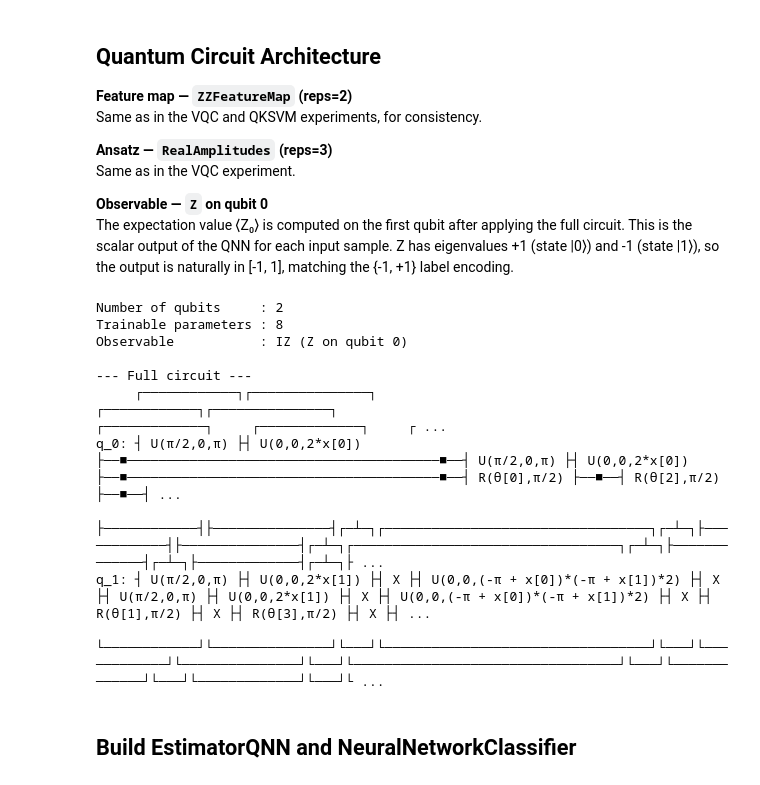
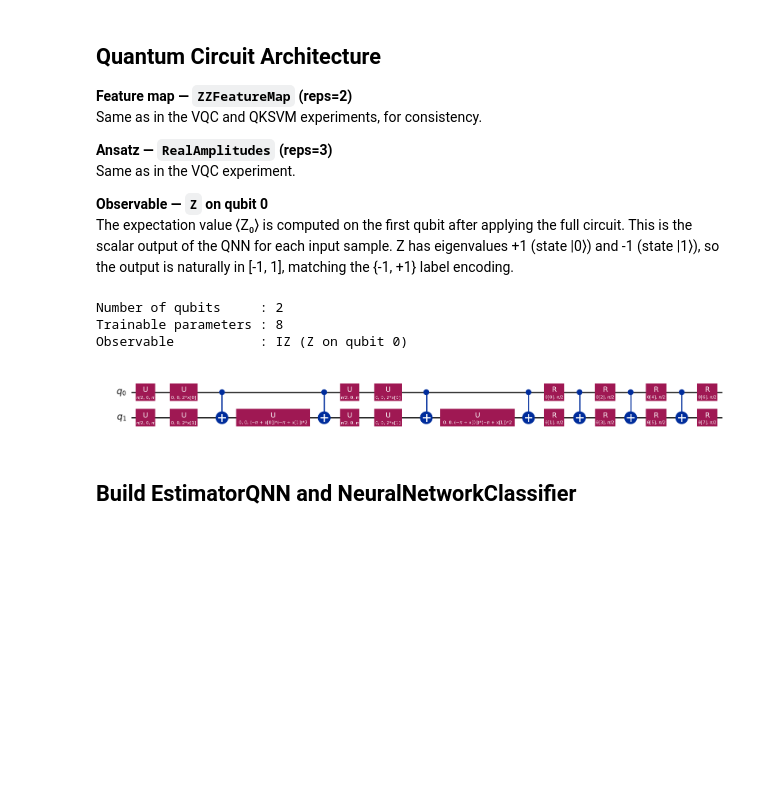
Before and after one commit to peri21/CC-QC-Comparison, a Jupyter notebook: ai/neural_network/quantum/qnn.ipynb, the cells around one changed output. Saved outputs shown, nothing was run; the diff lists cells and outputs as text; code cells hidden in the pictures; blank space fills up the shorter version.

```diff
--- a/ai/neural_network/quantum/qnn.ipynb
+++ b/ai/neural_network/quantum/qnn.ipynb
@@ -145,36 +145,29 @@ matching the {-1, +1} label encoding.
 # %%
 n_qubits    = N_FEATURES
 feature_map = zz_feature_map(feature_dimension=n_qubits, reps=2)
 ansatz      = real_amplitudes(num_qubits=n_qubits, reps=3)
 
 # Full circuit: feature map followed by ansatz
 from qiskit.circuit import QuantumCircuit
 qc = QuantumCircuit(n_qubits)
 qc.compose(feature_map, inplace=True)
 qc.compose(ansatz, inplace=True)
 
 # Observable: Z operator on qubit 0
 # 'Z' + 'I'*(n_qubits-1) builds the string e.g. 'IZ' for 2 qubits
 observable_str = "I" * (n_qubits - 1) + "Z"
 observable     = SparsePauliOp(observable_str)
 
 print(f"Number of qubits     : {n_qubits}")
 print(f"Trainable parameters : {ansatz.num_parameters}")
 print(f"Observable           : {observable_str} (Z on qubit 0)")
-print()
-print("--- Full circuit ---")
-print(qc.decompose().draw(output="text", fold=-1))
+
+qc.decompose().draw(output="mpl", fold=-1)
 # %% [output]
 Number of qubits     : 2
 Trainable parameters : 8
 Observable           : IZ (Z on qubit 0)
-
---- Full circuit ---
-     ┌────────────┐┌───────────────┐                                              ┌────────────┐┌───────────────┐                                              ┌─────────────┐     ┌─────────────┐     ┌ ...
-q_0: ┤ U(π/2,0,π) ├┤ U(0,0,2*x[0]) ├──■────────────────────────────────────────■──┤ U(π/2,0,π) ├┤ U(0,0,2*x[0]) ├──■────────────────────────────────────────■──┤ R(θ[0],π/2) ├──■──┤ R(θ[2],π/2) ├──■──┤ ...
-     ├────────────┤├───────────────┤┌─┴─┐┌──────────────────────────────────┐┌─┴─┐├────────────┤├───────────────┤┌─┴─┐┌──────────────────────────────────┐┌─┴─┐├─────────────┤┌─┴─┐├─────────────┤┌─┴─┐├ ...
-q_1: ┤ U(π/2,0,π) ├┤ U(0,0,2*x[1]) ├┤ X ├┤ U(0,0,(-π + x[0])*(-π + x[1])*2) ├┤ X ├┤ U(π/2,0,π) ├┤ U(0,0,2*x[1]) ├┤ X ├┤ U(0,0,(-π + x[0])*(-π + x[1])*2) ├┤ X ├┤ R(θ[1],π/2) ├┤ X ├┤ R(θ[3],π/2) ├┤ X ├┤ ...
-     └────────────┘└───────────────┘└───┘└──────────────────────────────────┘└───┘└────────────┘└───────────────┘└───┘└──────────────────────────────────┘└───┘└─────────────┘└───┘└─────────────┘└───┘└ ...
+[figure, added]
 # %% [markdown]
 ## Build EstimatorQNN and NeuralNetworkClassifier
 # %%
```
Also changed, not shown: parts of 8 cells of this notebook, 12 other files.
